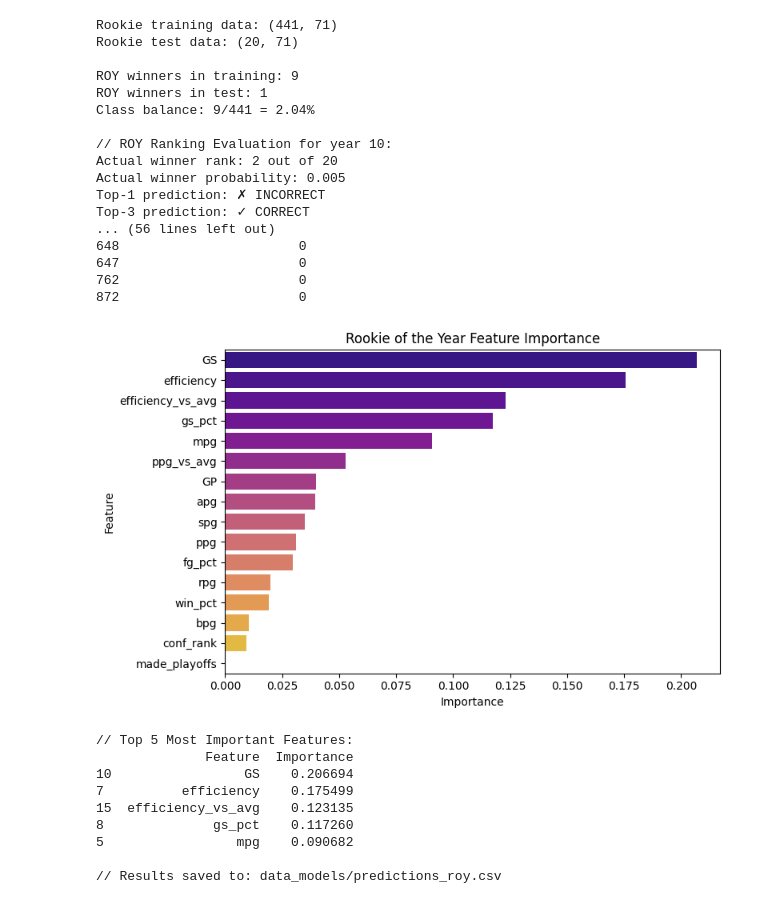
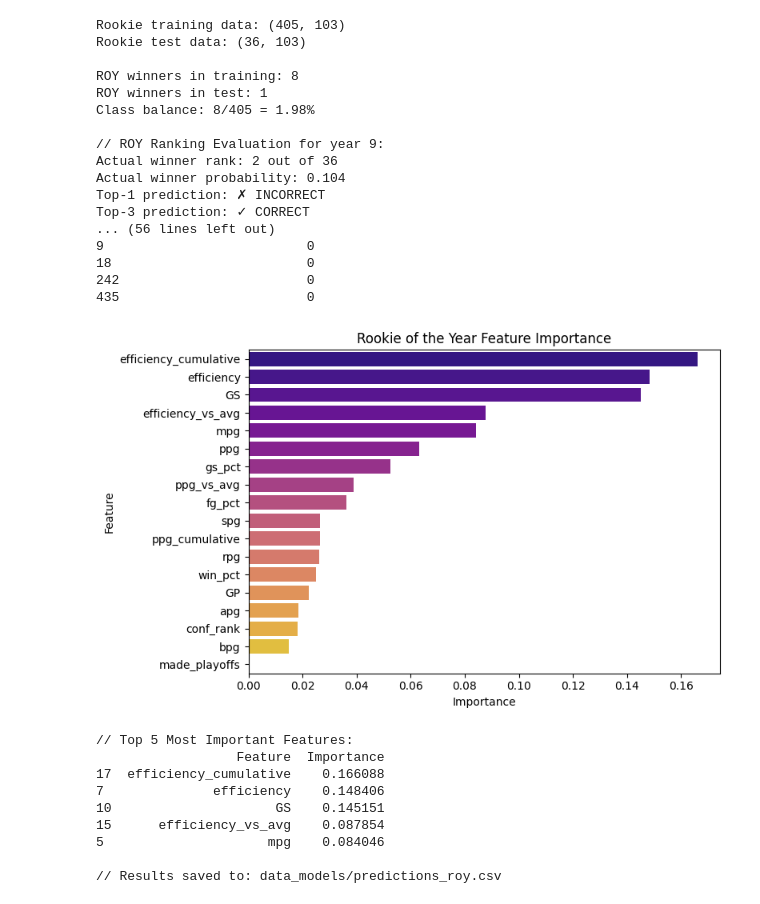
Before and after one commit to torradoov/Data_Mining-WNBA, a Jupyter notebook: 04_05_c).ipynb, the cells around one changed output. Cells and saved outputs as stored; diff of their text form; code cells hidden in the pictures.

```diff
--- a/04_05_c).ipynb
+++ b/04_05_c).ipynb
@@ -523,7 +691,7 @@ Mean Reciprocal Rank: 1.0000
 # ===============================================================
 # 1️⃣ Filter only rookies
 # ===============================================================
-target_year = 10
+target_year = 9
 train_rookies = player_df[(player_df["year"] < target_year) & (player_df["is_rookie"] == 1)]
 test_rookies = player_df[(player_df["year"] == target_year) & (player_df["is_rookie"] == 1)]
 
@@ -531,19 +699,25 @@ print(f"Rookie training data: {train_rookies.shape}")
 print(f"Rookie test data: {test_rookies.shape}")
 
 # ===============================================================
-# 2️⃣ Features for rookies
+# 2️⃣ Features for rookies (ENHANCED)
 # ===============================================================
 features_roy = [
+    # current performance
     'ppg', 'rpg', 'apg', 'spg', 'bpg', 'mpg',
     'fg_pct', 'efficiency', 'gs_pct', 'GP', 'GS',
     'win_pct', 'made_playoffs', 'conf_rank',
-    'ppg_vs_avg', 'efficiency_vs_avg'
+
+    # comparative metrics
+    'ppg_vs_avg', 'efficiency_vs_avg',
+
+    # cumulative features
+    'ppg_cumulative', 'efficiency_cumulative'
 ]
 target = 'won_rookie_of_the_year'
 
-X_train = train_rookies[features_roy]
+x_train = train_rookies[features_roy]
 y_train = train_rookies[target]
-X_test = test_rookies[features_roy]
+x_test = test_rookies[features_roy]
 y_test = test_rookies[target]
 
 print(f"\nROY winners in training: {y_train.sum()}")
@@ -559,19 +733,18 @@ model_roy = RandomForestClassifier(
     random_state=42,
     class_weight='balanced'
 )
-model_roy.fit(X_train, y_train)
+model_roy.fit(x_train, y_train)
 
 # ===============================================================
 # 4️⃣ Predictions
 # ===============================================================
 test_rookies = test_rookies.copy()
-test_rookies.loc[:, 'roy_proba'] = model_roy.predict_proba(X_test)[:, 1]
+test_rookies.loc[:, 'roy_proba'] = model_roy.predict_proba(x_test)[:, 1]
 test_rookies.loc[:, 'roy_rank'] = test_rookies['roy_proba'].rank(ascending=False, method='first')
 
 # ===============================================================
 # 5️⃣ Evaluation
 # ===============================================================
-# Initialize variables
 winner_rank = None
 winner_proba = None
 
@@ -606,52 +779,52 @@ print(top_roy[['playerID', 'tmID', 'ppg', 'win_pct', 'roy_proba', 'roy_rank', 'w
 
 # ===============================================================
 # 7️⃣ Feature Importance
 # ===============================================================
 importance = pd.DataFrame({
     'Feature': features_roy,
     'Importance': model_roy.feature_importances_
 }).sort_values('Importance', ascending=False)
 
 plt.figure(figsize=(8, 5))
 sns.barplot(data=importance, x='Importance', y='Feature', hue='Feature', palette='plasma', legend=False)
 plt.title('Rookie of the Year Feature Importance')
 plt.tight_layout()
 plt.show()
 
 print("\n// Top 5 Most Important Features:")
 print(importance.head())
 
 # ===============================================================
 # 8️⃣ Save predictions
 # ===============================================================
 test_rookies.to_csv("data_models/predictions_roy.csv", index=False)
 print("\n// Results saved to: data_models/predictions_roy.csv")
 # %% [output]
-Rookie training data: (441, 71)
-Rookie test data: (20, 71)
+Rookie training data: (405, 103)
+Rookie test data: (36, 103)
 
-ROY winners in training: 9
+ROY winners in training: 8
 ROY winners in test: 1
-Class balance: 9/441 = 2.04%
+Class balance: 8/405 = 1.98%
 
-// ROY Ranking Evaluation for year 10:
-Actual winner rank: 2 out of 20
-Actual winner probability: 0.005
+// ROY Ranking Evaluation for year 9:
+Actual winner rank: 2 out of 36
+Actual winner probability: 0.104
 Top-1 prediction: ✗ INCORRECT
 Top-3 prediction: ✓ CORRECT
 ... (56 lines left out)
-648                       0
-647                       0
-762                       0
-872                       0
+9                          0
+18                         0
+242                        0
+435                        0
-[figure, old version]
+[figure, new version]
 // Top 5 Most Important Features:
-              Feature  Importance
-10                 GS    0.206694
-7          efficiency    0.175499
-15  efficiency_vs_avg    0.123135
-8              gs_pct    0.117260
-5                 mpg    0.090682
+                  Feature  Importance
+17  efficiency_cumulative    0.166088
+7              efficiency    0.148406
+10                     GS    0.145151
+15      efficiency_vs_avg    0.087854
+5                     mpg    0.084046
 
 // Results saved to: data_models/predictions_roy.csv
 # %%
```
Also changed, not shown: parts of 7 cells of this notebook, 7 other files.
